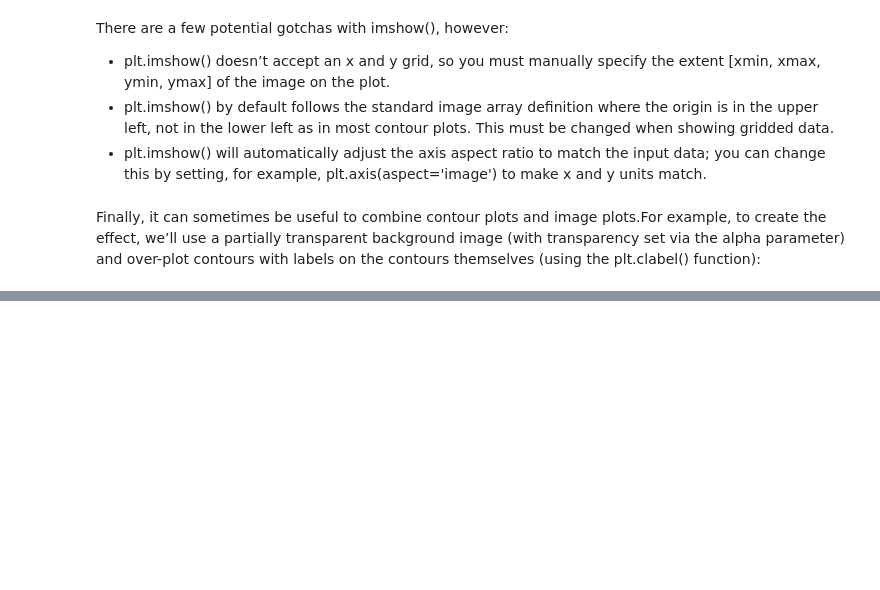
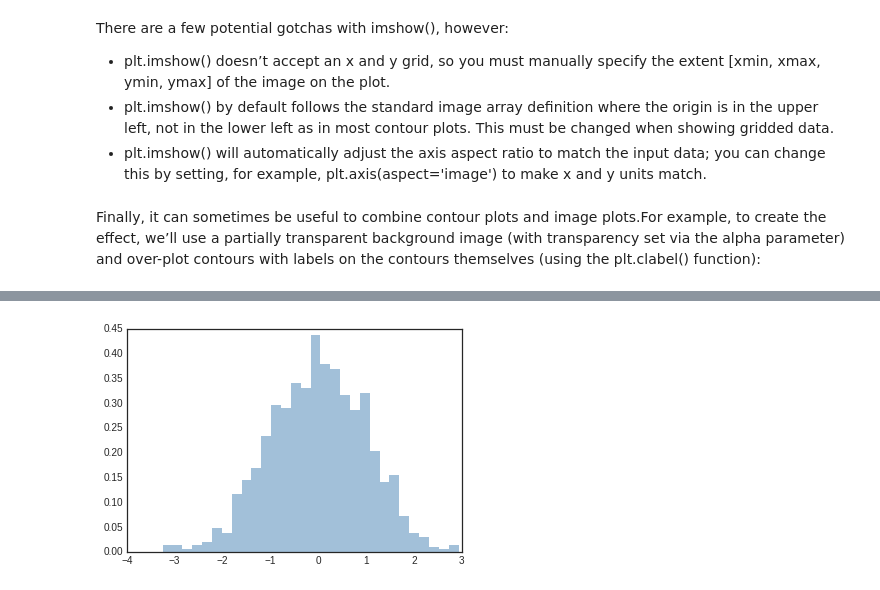
Before and after one commit to deep0892/ml_modeling, a Jupyter notebook: Matplotlib/Visualization_with_Matplotlib.ipynb, the cells around one changed output, grey strips where cells are left out. Cells and saved outputs as stored; diff of their text form; code cells hidden in the pictures; blank space fills up the shorter version.

```diff
--- a/Matplotlib/Visualization_with_Matplotlib.ipynb
+++ b/Matplotlib/Visualization_with_Matplotlib.ipynb
@@ -412,0 +399,12 @@ plt.colorbar();
+# %%
+plt.hist(
+    data,
+    bins=30,
+    density=True,
+    alpha=0.5,
+    histtype='stepfilled',
+    color='steelblue',
+    edgecolor='none'
+);
+# %% [output]
+[figure, added]
```
Also changed, not shown: parts of 32 cells of this notebook.
